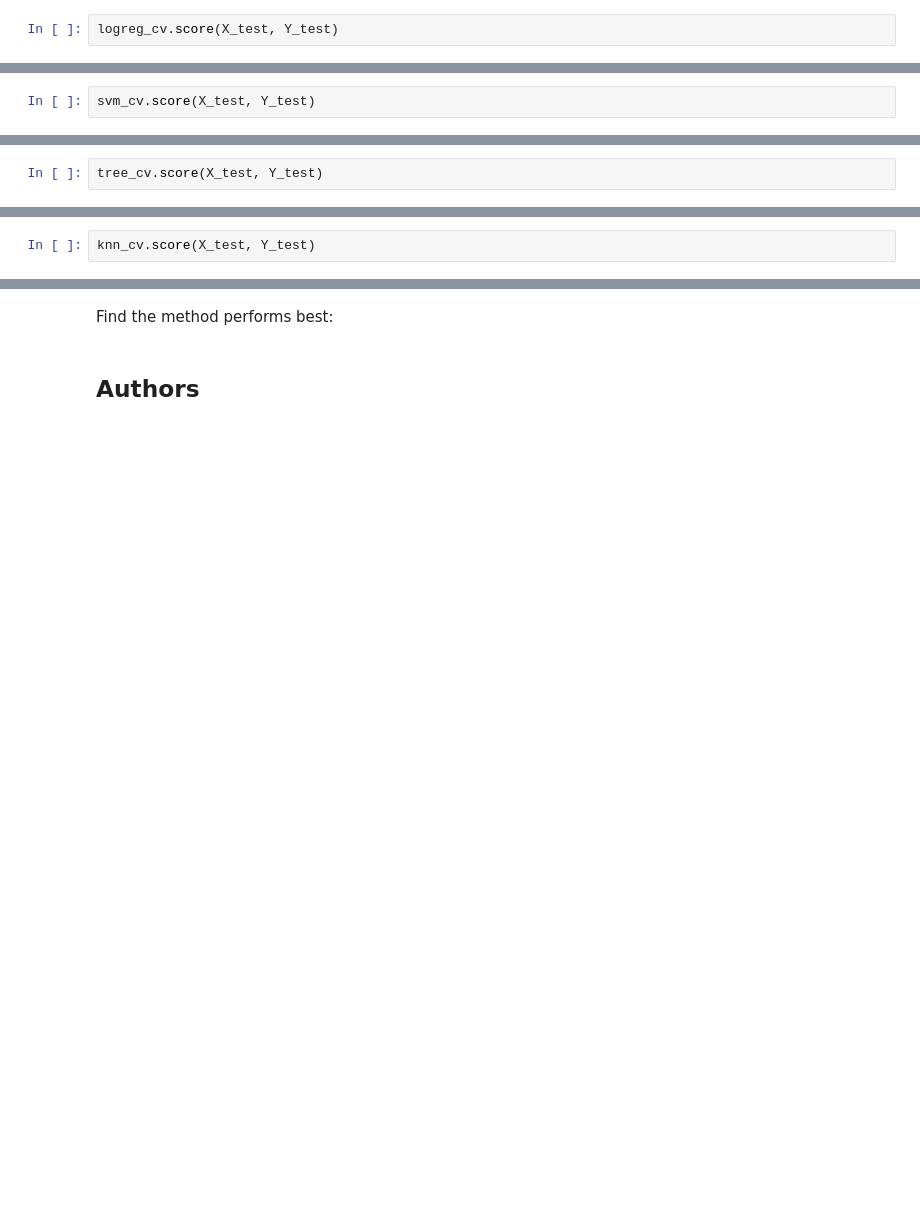
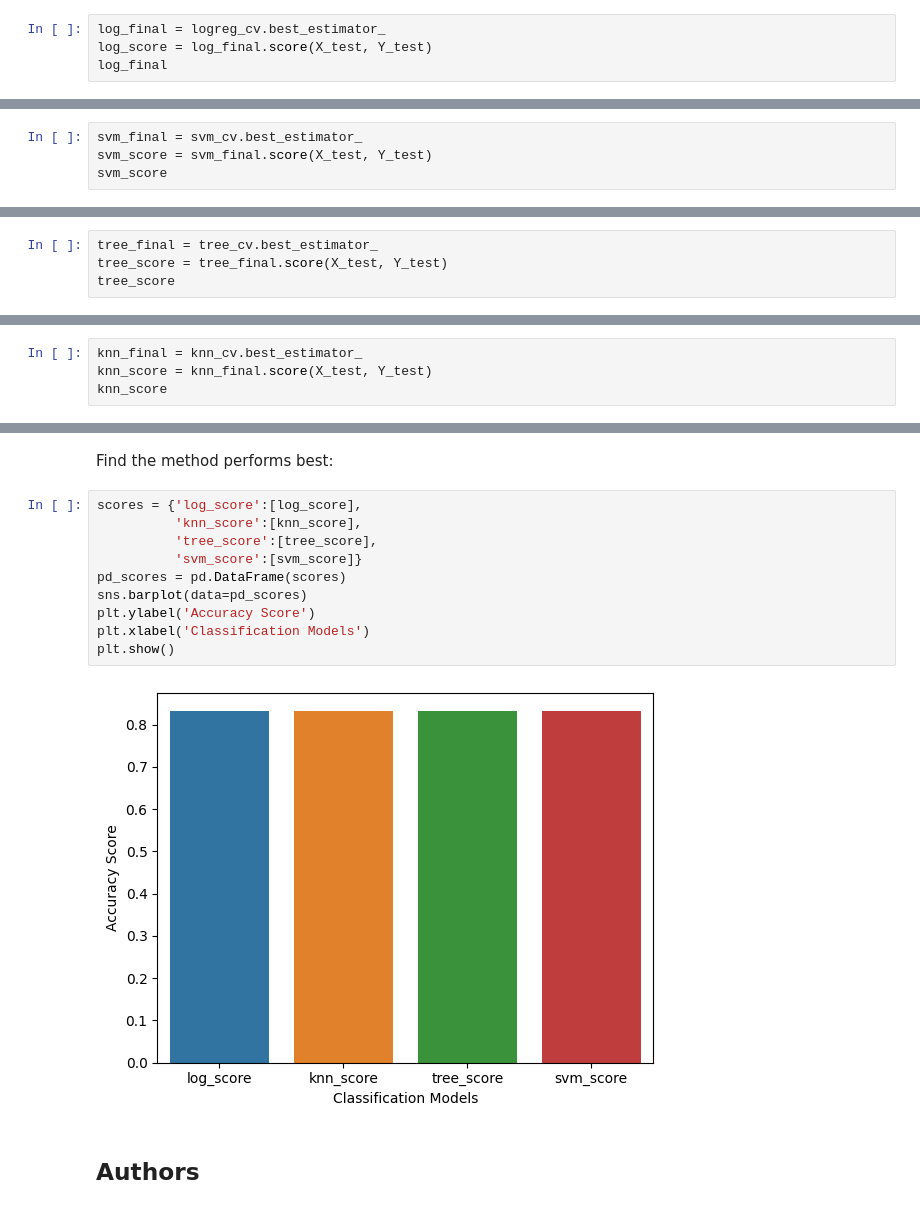
Before and after one commit to billykoech137/spacex_falcon9_project, a Jupyter notebook: SpaceX_Machine Learning Prediction_Part_5.ipynb, the cells around one changed output, grey strips where cells are left out. Cells and saved outputs as stored; diff of their text form; blank space fills up the shorter version.

```diff
--- a/SpaceX_Machine Learning Prediction_Part_5.ipynb
+++ b/SpaceX_Machine Learning Prediction_Part_5.ipynb
@@ -198,5 +198,7 @@ accuracy : 0.8464285714285713
 # %% [markdown]
 Calculate the accuracy on the test data using the method <code>score</code>:
 # %%
-logreg_cv.score(X_test, Y_test)
+log_final = logreg_cv.best_estimator_
+log_score = log_final.score(X_test, Y_test)
+log_final
 # %% [output]
@@ -240,7 +242,9 @@ accuracy : 0.8482142857142856
 # %% [markdown]
 Calculate the accuracy on the test data using the method <code>score</code>:
 # %%
-svm_cv.score(X_test, Y_test)
+svm_final = svm_cv.best_estimator_
+svm_score = svm_final.score(X_test, Y_test)
+svm_score
 # %% [output]
 0.8333333333333334
 # %% [markdown]
@@ -285,7 +289,9 @@ accuracy : 0.875
 # %% [markdown]
 Calculate the accuracy of tree_cv on the test data using the method <code>score</code>:
 # %%
-tree_cv.score(X_test, Y_test)
+tree_final = tree_cv.best_estimator_
+tree_score = tree_final.score(X_test, Y_test)
+tree_score
 # %% [output]
 0.8333333333333334
 # %% [markdown]
@@ -324,7 +330,9 @@ accuracy : 0.8482142857142858
 # %% [markdown]
 Calculate the accuracy of tree_cv on the test data using the method <code>score</code>:
 # %%
-knn_cv.score(X_test, Y_test)
+knn_final = knn_cv.best_estimator_
+knn_score = knn_final.score(X_test, Y_test)
+knn_score
 # %% [output]
 0.8333333333333334
 # %% [markdown]
@@ -338,6 +346,18 @@ plot_confusion_matrix(Y_test,yhat)
 ## TASK  12
 # %% [markdown]
 Find the method performs best:
+# %%
+scores = {'log_score':[log_score],
+          'knn_score':[knn_score],
+          'tree_score':[tree_score],
+          'svm_score':[svm_score]}
+pd_scores = pd.DataFrame(scores)
+sns.barplot(data=pd_scores)
+plt.ylabel('Accuracy Score')
+plt.xlabel('Classification Models')
+plt.show()
+# %% [output]
+[figure, added]
 # %% [markdown]
 ## Authors
 # %% [markdown]
```
Also changed, not shown: parts of 6 cells of this notebook, 7 other files.
